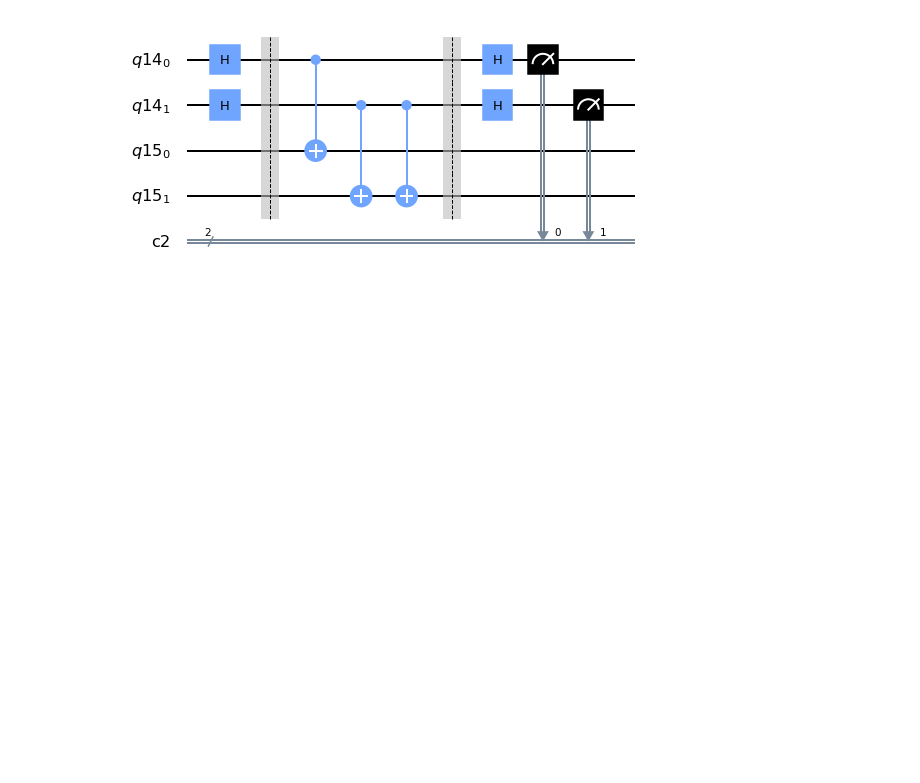
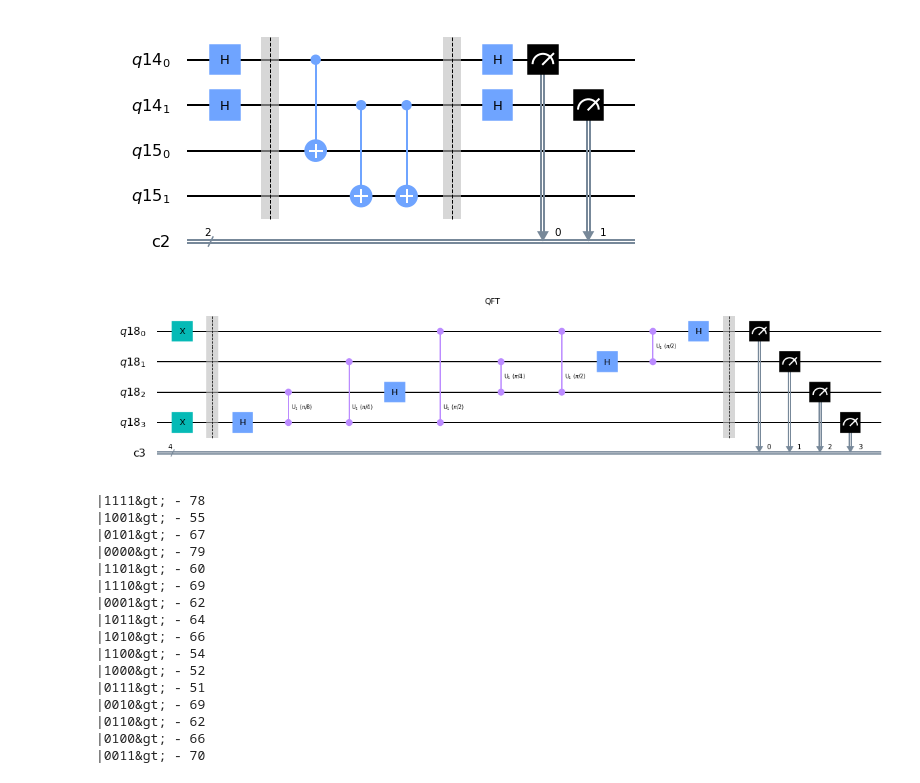
Before and after one commit to santoshkumarradha/QC-practise, a Jupyter notebook: tests.ipynb, the cells around one changed output. Drawn from its saved outputs; the diff is of its cells as text; code cells hidden in the pictures; blank space fills up the shorter version.

```diff
--- a/tests.ipynb
+++ b/tests.ipynb
@@ -24,3 +26,23 @@ b = 10
 10 b-xor 00 = 0 (46.0%)
 10 b-xor 01 = 0 (54.0%)
 [figure]
+# %%
+qft('1001',1)
+# %% [output]
+[figure, added]
+|1111&gt; - 78
+|1001&gt; - 55
+|0101&gt; - 67
+|0000&gt; - 79
+|1101&gt; - 60
+|1110&gt; - 69
+|0001&gt; - 62
+|1011&gt; - 64
+|1010&gt; - 66
+|1100&gt; - 54
+|1000&gt; - 52
+|0111&gt; - 51
+|0010&gt; - 69
+|0110&gt; - 62
+|0100&gt; - 66
+|0011&gt; - 70
```
Also changed, not shown: parts of 2 cells of this notebook, 2 other files.
